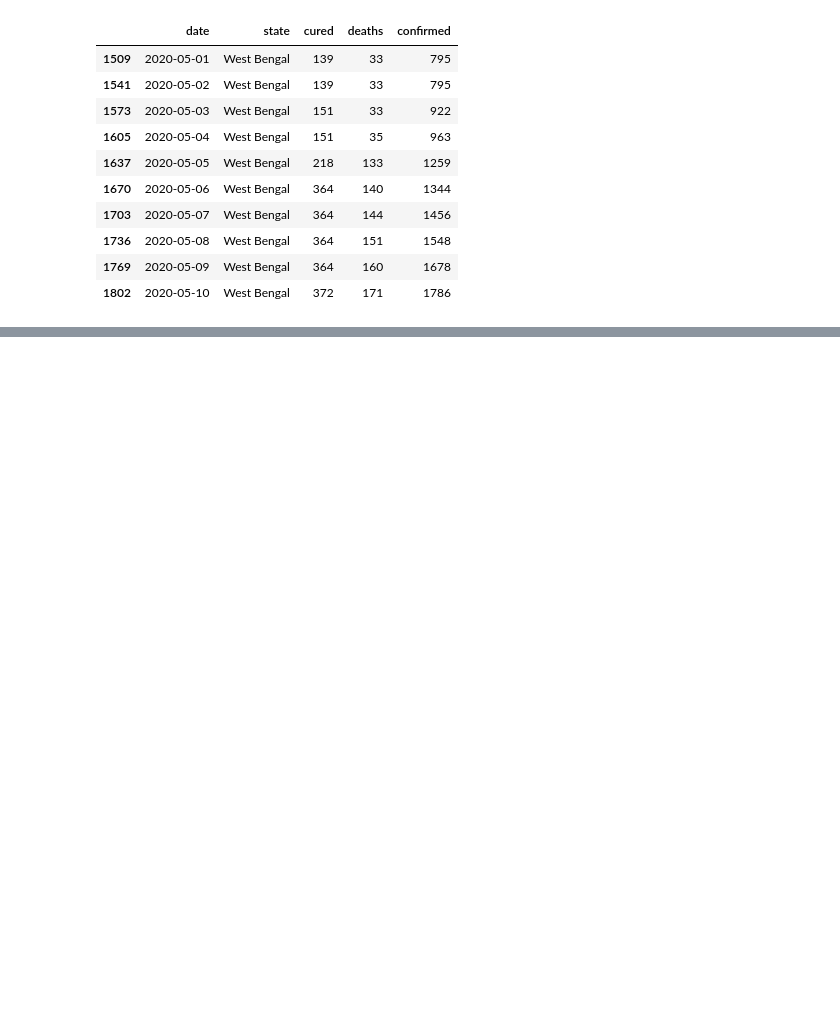
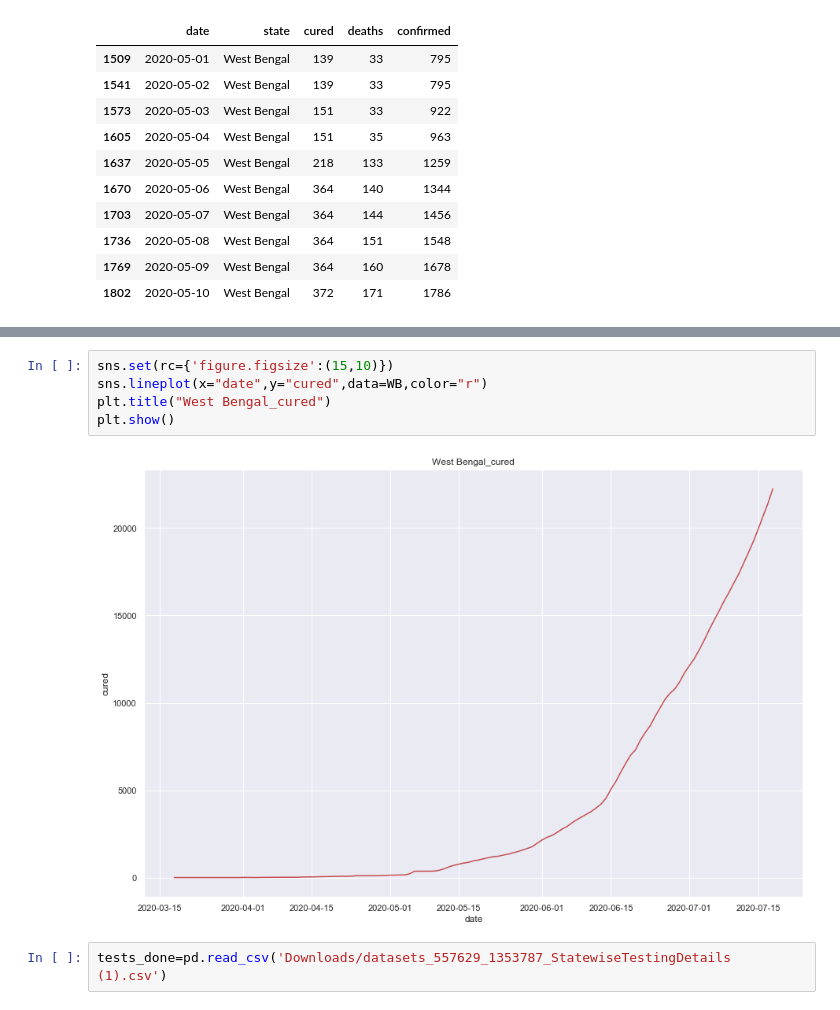
Before and after one commit to SubhabrataOreo/Covid-19-India, a Jupyter notebook: Covid_India_New.ipynb, the cells around one changed output, grey strips where cells are left out. Drawn from its saved outputs; the diff is of its cells as text; blank space fills up the shorter version.

```diff
--- a/Covid_India_New.ipynb
+++ b/Covid_India_New.ipynb
@@ -236,3 +236,12 @@ plt.title("WB_Deaths_specific")
 plt.show()
 # %% [output]
 [figure]
+# %%
+sns.set(rc={'figure.figsize':(15,10)})
+sns.lineplot(x="date",y="cured",data=WB,color="r")
+plt.title("West Bengal_cured")
+plt.show()
+# %% [output]
+[figure, added]
+# %%
+tests_done=pd.read_csv('Downloads/datasets_557629_1353787_StatewiseTestingDetails (1).csv')
```
Also changed, not shown: parts of 19 cells of this notebook.
